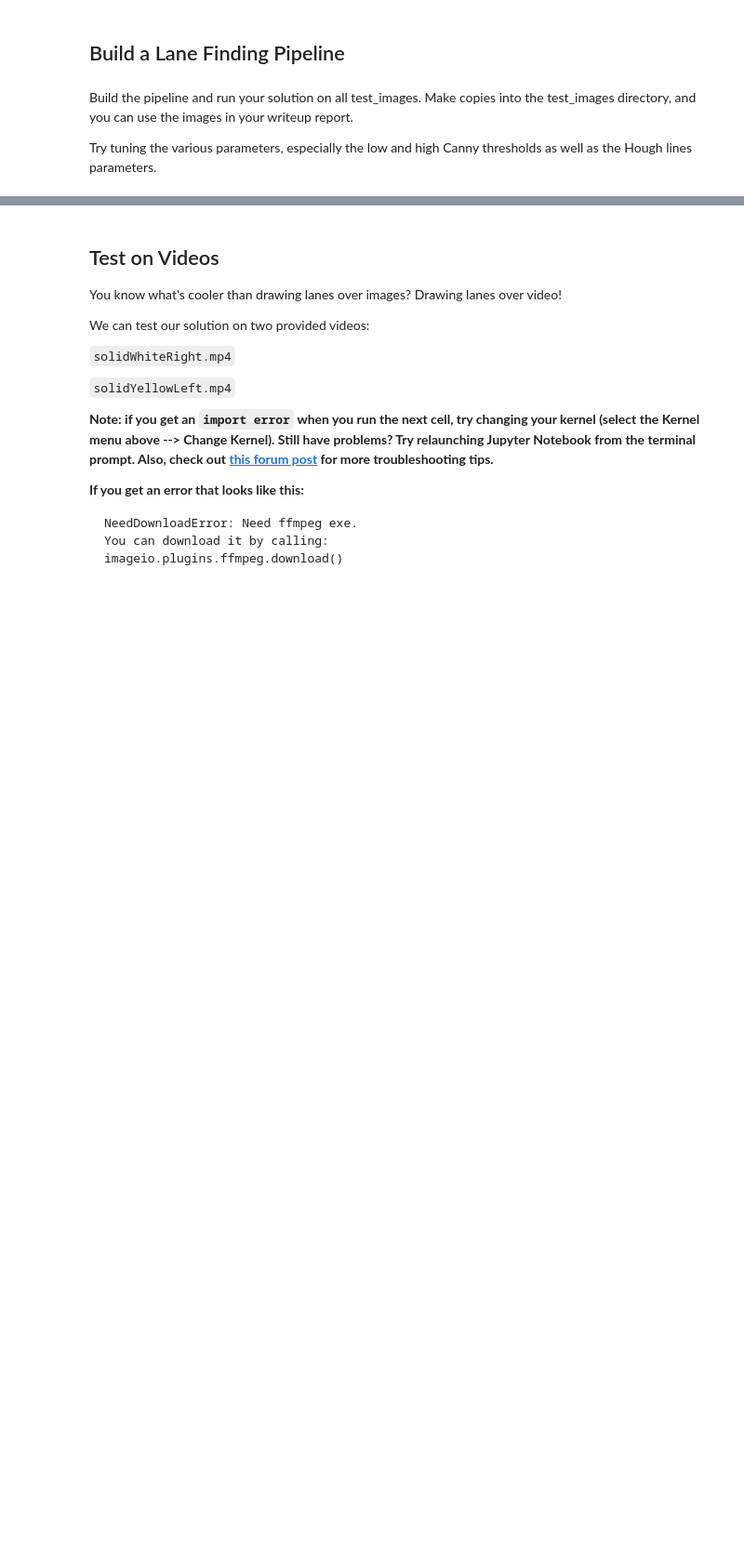
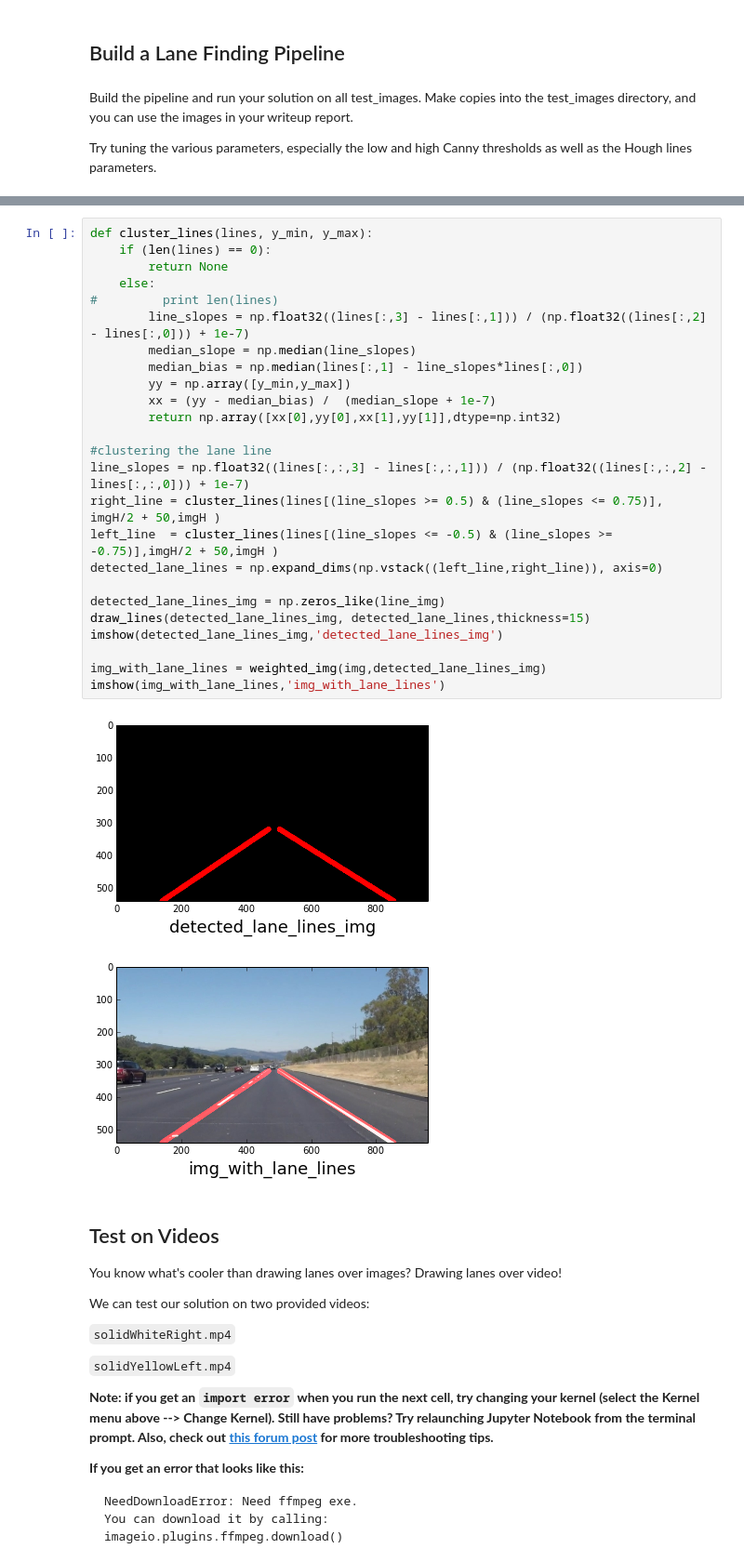
Before and after one commit to lochappy/CarND-LaneLines-P1, a Jupyter notebook: P1.ipynb, the cells around one changed output, grey strips where cells are left out. Shown at 93% size. Saved outputs shown, nothing was run; the diff lists cells and outputs as text; blank space fills up the shorter version.

```diff
--- a/P1.ipynb
+++ b/P1.ipynb
@@ -198,3 +286,31 @@ Try tuning the various parameters, especially the low and high Canny thresholds
+# %%
+def cluster_lines(lines, y_min, y_max):
+    if (len(lines) == 0):
+        return None
+    else:
+#         print len(lines)
+        line_slopes = np.float32((lines[:,3] - lines[:,1])) / (np.float32((lines[:,2] - lines[:,0])) + 1e-7)
+        median_slope = np.median(line_slopes)
+        median_bias = np.median(lines[:,1] - line_slopes*lines[:,0])
+        yy = np.array([y_min,y_max])
+        xx = (yy - median_bias) /  (median_slope + 1e-7)
+        return np.array([xx[0],yy[0],xx[1],yy[1]],dtype=np.int32)
+
+#clustering the lane line
+line_slopes = np.float32((lines[:,:,3] - lines[:,:,1])) / (np.float32((lines[:,:,2] - lines[:,:,0])) + 1e-7)
+right_line = cluster_lines(lines[(line_slopes >= 0.5) & (line_slopes <= 0.75)], imgH/2 + 50,imgH )
+left_line  = cluster_lines(lines[(line_slopes <= -0.5) & (line_slopes >= -0.75)],imgH/2 + 50,imgH )
+detected_lane_lines = np.expand_dims(np.vstack((left_line,right_line)), axis=0)
+
+detected_lane_lines_img = np.zeros_like(line_img)
+draw_lines(detected_lane_lines_img, detected_lane_lines,thickness=15)
+imshow(detected_lane_lines_img,'detected_lane_lines_img')
+
+img_with_lane_lines = weighted_img(img,detected_lane_lines_img)
+imshow(img_with_lane_lines,'img_with_lane_lines')
+# %% [output]
+[figure, added]
+[figure, added]
 # %% [markdown]
 ## Test on Videos
 
```
Also changed, not shown: parts of 10 cells of this notebook.
